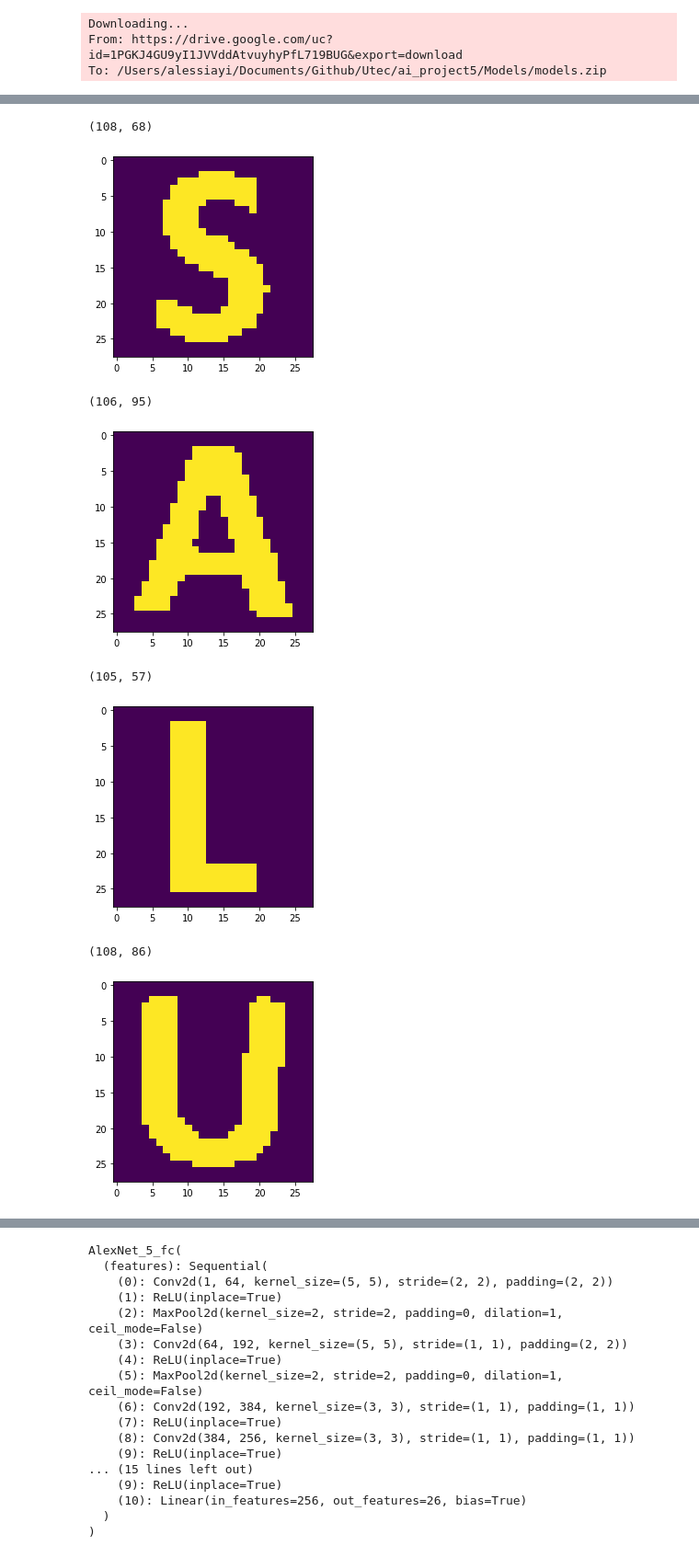
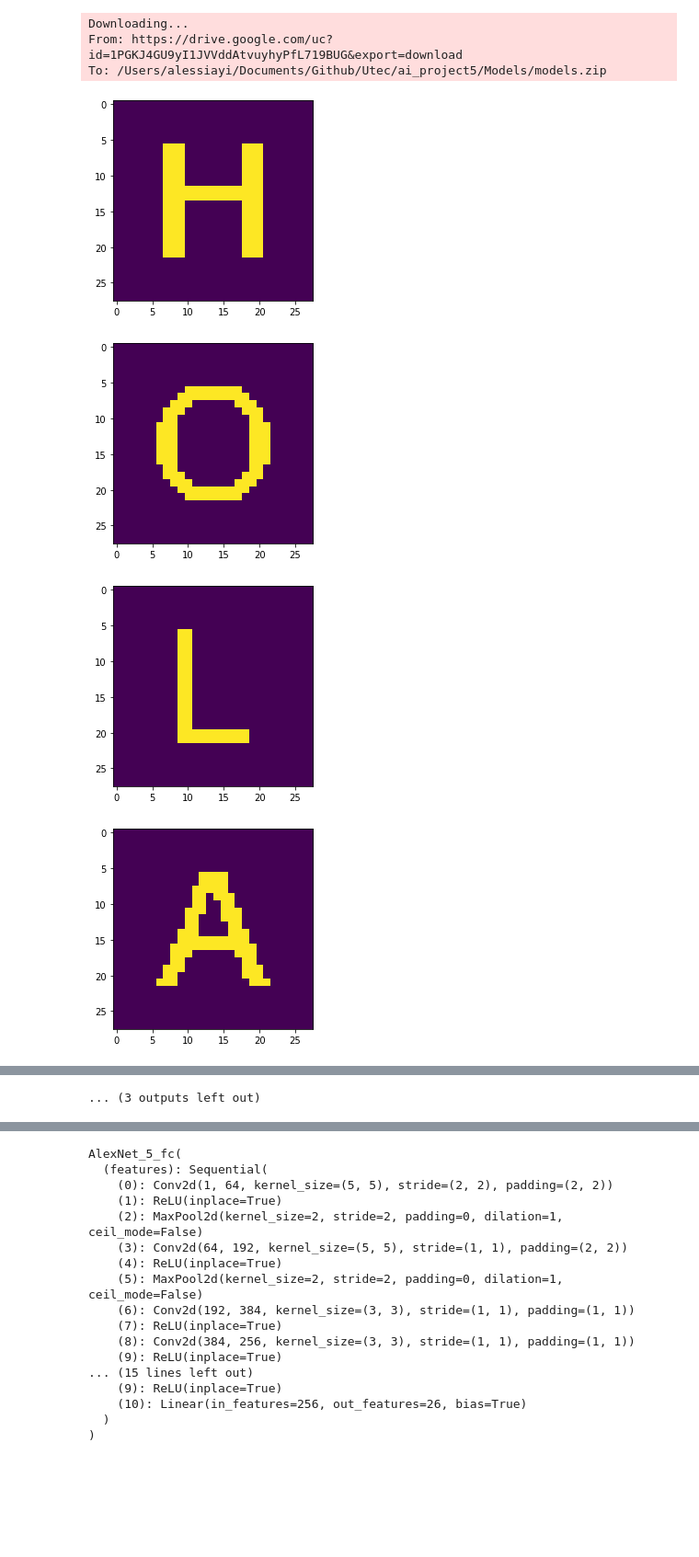
Before and after one commit to jneirar/ai_project5, a Jupyter notebook: Test.ipynb, the cells around one changed output, grey strips where cells are left out. Shown: that part at 92% size. Cells and saved outputs as stored; diff of their text form; code cells hidden in the pictures; blank space fills up the shorter version.

```diff
--- a/Test.ipynb
+++ b/Test.ipynb
@@ -36,7 +37,7 @@ From: https://drive.google.com/uc?id=1PGKJ4GU9yI1JVVddAtvuyhyPfL719BUG&export=do
 To: /Users/alessiayi/Documents/Github/Utec/ai_project5/Models/models.zip
 # %%
 #Obtener images = lista de np arrays que entran al modelo
-img = cv2.imread(PATH + '/out.jpg')
+img = cv2.imread(PATH + '/mundo3.png')
 
 gray = cv2.cvtColor(img, cv2.COLOR_BGR2GRAY)
 ret, thresh = cv2.threshold(gray, 127, 255, cv2.THRESH_BINARY_INV)
@@ -50,37 +51,69 @@ for cntr in conts:
     boxes.append((x,y,w,h))
 
 boxes = sorted(boxes, key=lambda x: (x))
+# print(len(boxes))
+prom = 0
+for i in range(len(boxes)-1):
+    x = boxes[i][0]
+    y = boxes[i][1]
+    w = boxes[i][2]
+    h = boxes[i][3]
+    prom+=boxes[i+1][0]-(x+w)
+prom = prom/(len(boxes)-1) + 5
+# print("prom: ", math.ceil(prom))
+spaces = []
+for i in range(len(boxes)-1):
+    x = boxes[i][0]
+    y = boxes[i][1]
+    w = boxes[i][2]
+    h = boxes[i][3]
+    # print(boxes[i+1][0]-(x+w), math.ceil(prom))
+    if (boxes[i+1][0]-(x+w)) > math.ceil(prom):
+        spaces.append(i)
 
+# print(spaces)
+# cont = 0
 images = []
 for e, i in enumerate(boxes):
     x = i[0]
     y = i[1]
     w = i[2]
     h = i[3]
     cropped = thresh[y:y+h, x:x+w]
     inverted = 255 - cropped
-    print(cropped.shape)
+    # print(cropped.shape)
     height = cropped.shape[0]
     width = cropped.shape[1]
     if (height > width):
         diff = height - width
-        padding = cv2.copyMakeBorder(cropped,10,10,10+int(diff/2),10+int(diff/2),cv2.BORDER_CONSTANT,value=[0,0,0])
+        padding = cv2.copyMakeBorder(cropped,30,30,30+int(diff/2),30+int(diff/2),cv2.BORDER_CONSTANT,value=[0,0,0])
     elif (height == width):
-        padding = cv2.copyMakeBorder(cropped,10,10,10,10,cv2.BORDER_CONSTANT,value=[0,0,0])
+        padding = cv2.copyMakeBorder(cropped,30,30,30,30,cv2.BORDER_CONSTANT,value=[0,0,0])
     else:
         diff = width - height
-        padding = cv2.copyMakeBorder(cropped,10+int(diff/2),10+int(diff/2),10,10,cv2.BORDER_CONSTANT,value=[0,0,0])
+        padding = cv2.copyMakeBorder(cropped,30+int(diff/2),30+int(diff/2),30,30,cv2.BORDER_CONSTANT,value=[0,0,0])
     resized = cv2.resize(padding, (28, 28))
     for ii in range(resized.shape[0]):
         for jj in range(resized.shape[1]):
             if resized[ii][jj] > 0:
                 resized[ii][jj] = 255
     images.append(resized.astype('float32'))
-    if e < 6:
-        plt.imshow(resized)
-        plt.show()
+    # if e < 9:
+    plt.imshow(resized)
+    plt.show()
+    # if cont in spaces:
+    #     blankSpace = np.zeros([28,28,1],dtype=np.uint8)
+    #     blankSpace.fill(255)
+    #     images.append(blankSpace.astype('float32'))
+    #     plt.imshow(blankSpace)
+    #     plt.show()
+    # cont+=1
 
 print(len(images))
 print(type(images[0]))
 print(images[0].shape)
 # %% [output]
+[figure, new version]
+[figure, new version]
+[figure, new version]
+[figure, new version]
@@ -87,8 +128 @@ print(images[0].shape)
-(108, 68)
+... (3 outputs left out)
-[figure, old version]
-(106, 95)
-[figure, old version]
-(105, 57)
-[figure, old version]
-(108, 86)
-[figure, old version]
```
Also changed, not shown: parts of 5 cells of this notebook.
